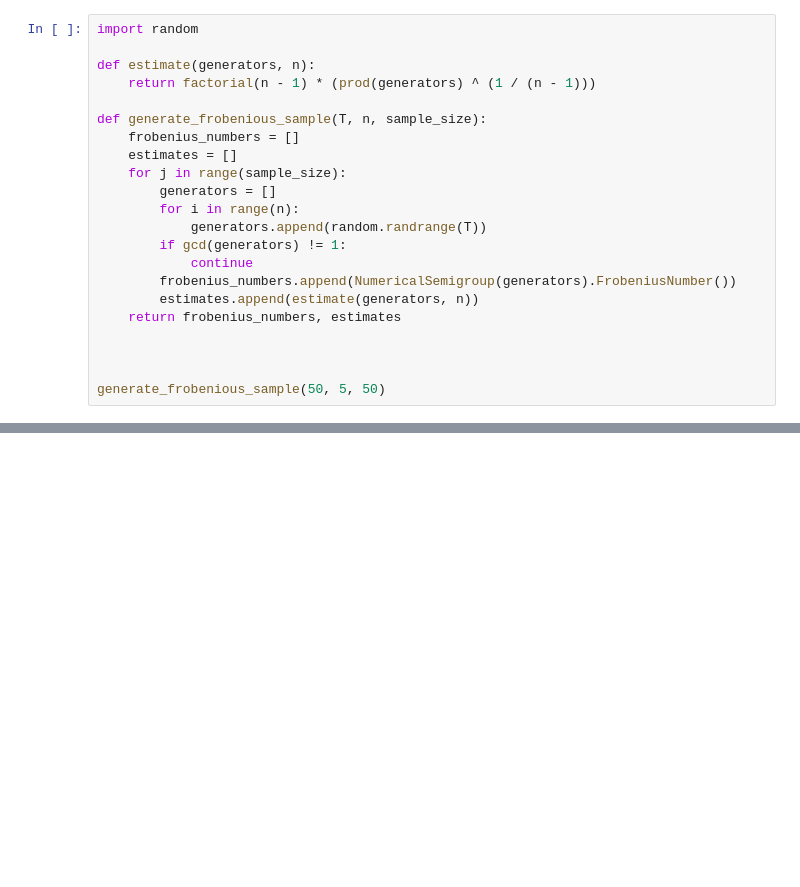
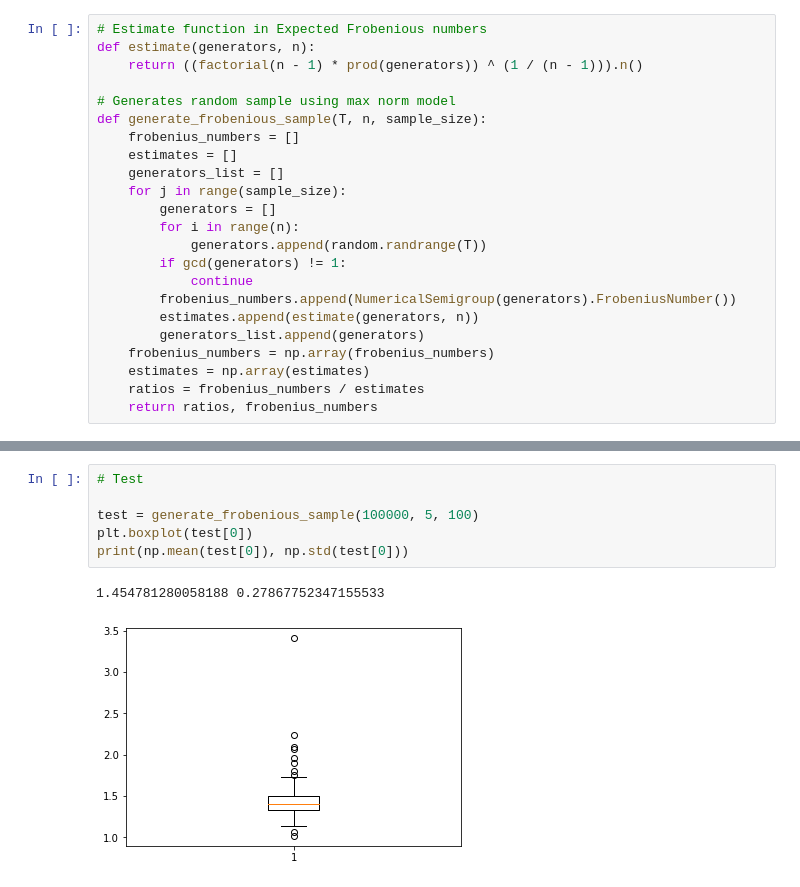
Before and after one commit to smoralesduarte/randnumsgps, a Jupyter notebook: smgps.ipynb, the cells around one changed output, grey strips where cells are left out. Drawn from its saved outputs; the diff is of its cells as text; blank space fills up the shorter version.

Commit message:
Boxplots

```diff
--- a/smgps.ipynb
+++ b/smgps.ipynb
@@ -30,12 +31,13 @@ NumericalSemigroup([2,3,4]).FrobeniusNumber()
 # %%
-import random
+# Estimate function in Expected Frobenious numbers
+def estimate(generators, n):
+    return ((factorial(n - 1) * prod(generators)) ^ (1 / (n - 1))).n()
 
-def estimate(generators, n):
-    return factorial(n - 1) * (prod(generators) ^ (1 / (n - 1)))
-
+# Generates random sample using max norm model
 def generate_frobenious_sample(T, n, sample_size):
     frobenius_numbers = []
     estimates = []
+    generators_list = []
     for j in range(sample_size):
         generators = []
         for i in range(n):
@@ -44,8 +46,8 @@ def generate_frobenious_sample(T, n, sample_size):
             continue
         frobenius_numbers.append(NumericalSemigroup(generators).FrobeniusNumber())
         estimates.append(estimate(generators, n))
-    return frobenius_numbers, estimates
-
-
-
-generate_frobenious_sample(50, 5, 50)
+        generators_list.append(generators)
+    frobenius_numbers = np.array(frobenius_numbers)
+    estimates = np.array(estimates)
+    ratios = frobenius_numbers / estimates
+    return ratios, frobenius_numbers
@@ -76,0 +54,9 @@ set([random.randrange(10) for i in range(1000)])
+# %%
+# Test
+
+test = generate_frobenious_sample(100000, 5, 100)
+plt.boxplot(test[0])
+print(np.mean(test[0]), np.std(test[0]))
+# %% [output]
+1.454781280058188 0.27867752347155533
+[figure, added]
```
Also changed, not shown: parts of 12 cells of this notebook.
